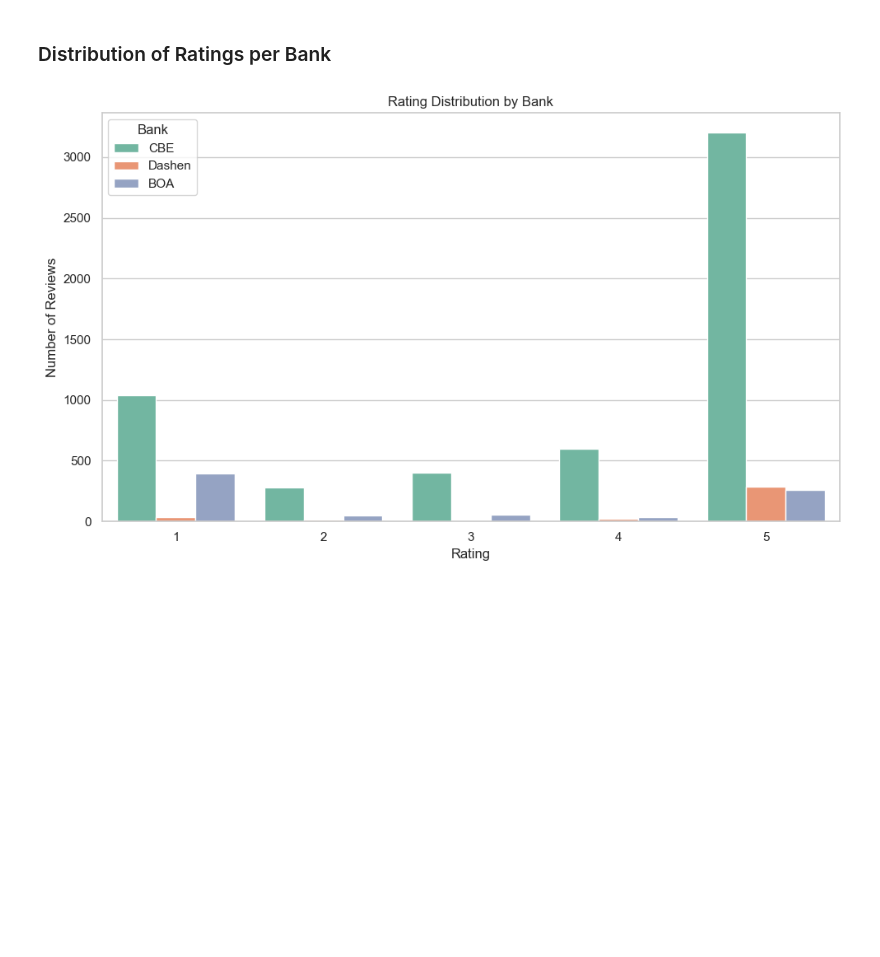
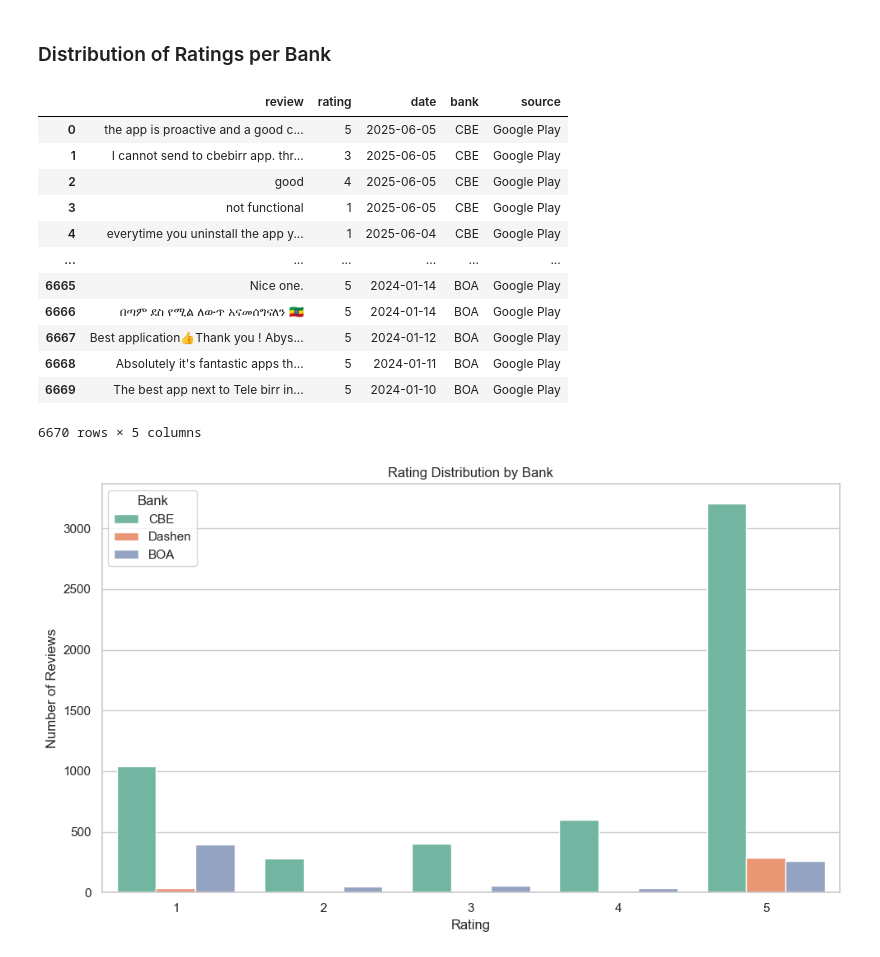
Before and after one commit to SimachewG/AIM_Week2_Customer_Experience_Analytics, a Jupyter notebook: notebook/Data collection and preprocessing.ipynb, the cells around one changed output. Drawn from its saved outputs; the diff is of its cells as text; code cells hidden in the pictures; blank space fills up the shorter version.

```diff
--- a/notebook/Data collection and preprocessing.ipynb
+++ b/notebook/Data collection and preprocessing.ipynb
@@ -94,5 +101,21 @@ Name: count, dtype: int64
 # %% [markdown]
 ### Distribution of Ratings per Bank
+# %%
+df
+# %% [output]
+|  | review | rating | date | bank | source |
+| 0 | the app is proactive and a good c... | 5 | 2025-06-05 | CBE | Google Play |
+| 1 | I cannot send to cbebirr app. thr... | 3 | 2025-06-05 | CBE | Google Play |
+| 2 | good | 4 | 2025-06-05 | CBE | Google Play |
+| 3 | not functional | 1 | 2025-06-05 | CBE | Google Play |
+| 4 | everytime you uninstall the app y... | 1 | 2025-06-04 | CBE | Google Play |
+| ... | ... | ... | ... | ... | ... |
+| 6665 | Nice one. | 5 | 2024-01-14 | BOA | Google Play |
+| 6666 | በጣም ደስ የሚል ለውጥ አናመሰግናለን 🇪🇹 | 5 | 2024-01-14 | BOA | Google Play |
+| 6667 | Best application👍Thank you ! Abys... | 5 | 2024-01-12 | BOA | Google Play |
+| 6668 | Absolutely it's fantastic apps th... | 5 | 2024-01-11 | BOA | Google Play |
+| 6669 | The best app next to Tele birr in... | 5 | 2024-01-10 | BOA | Google Play |
+6670 rows × 5 columns
 # %%
 plt.figure(figsize=(10, 6))
 sns.countplot(data=df, x='rating', hue='bank', palette='Set2')
```
Also changed, not shown: parts of 9 cells of this notebook.
